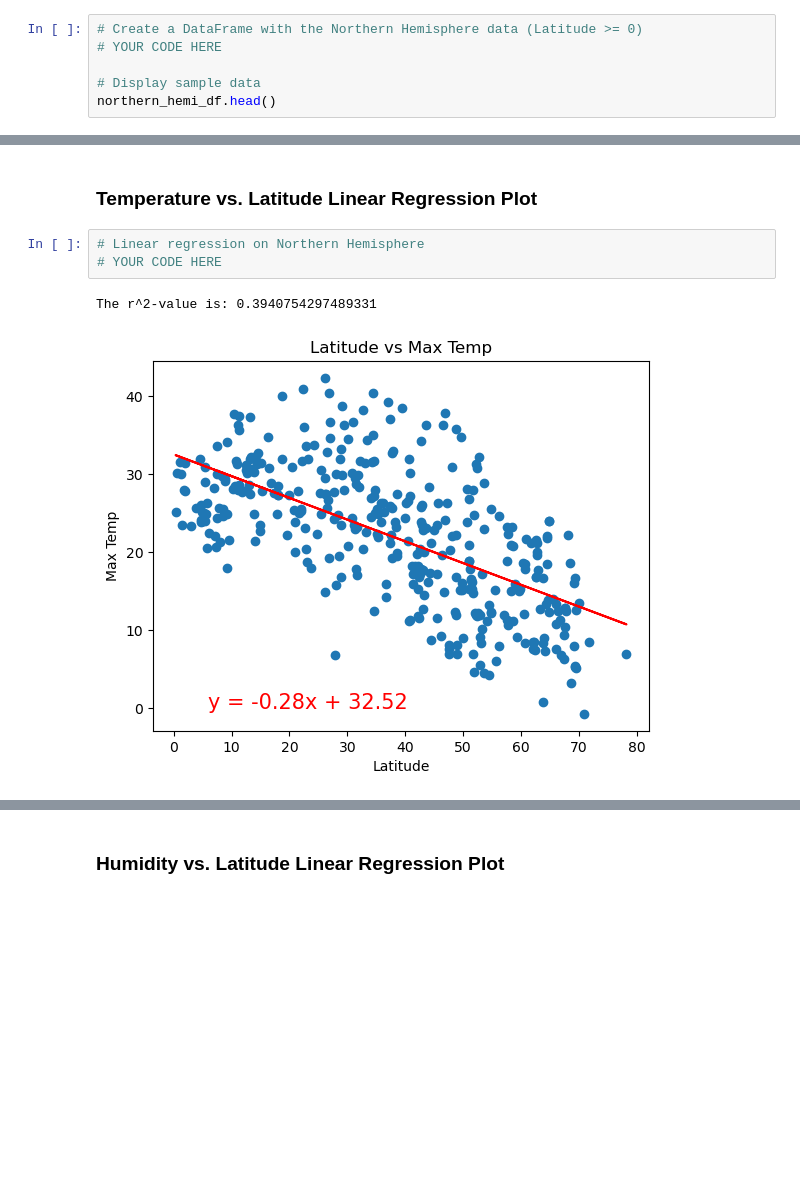
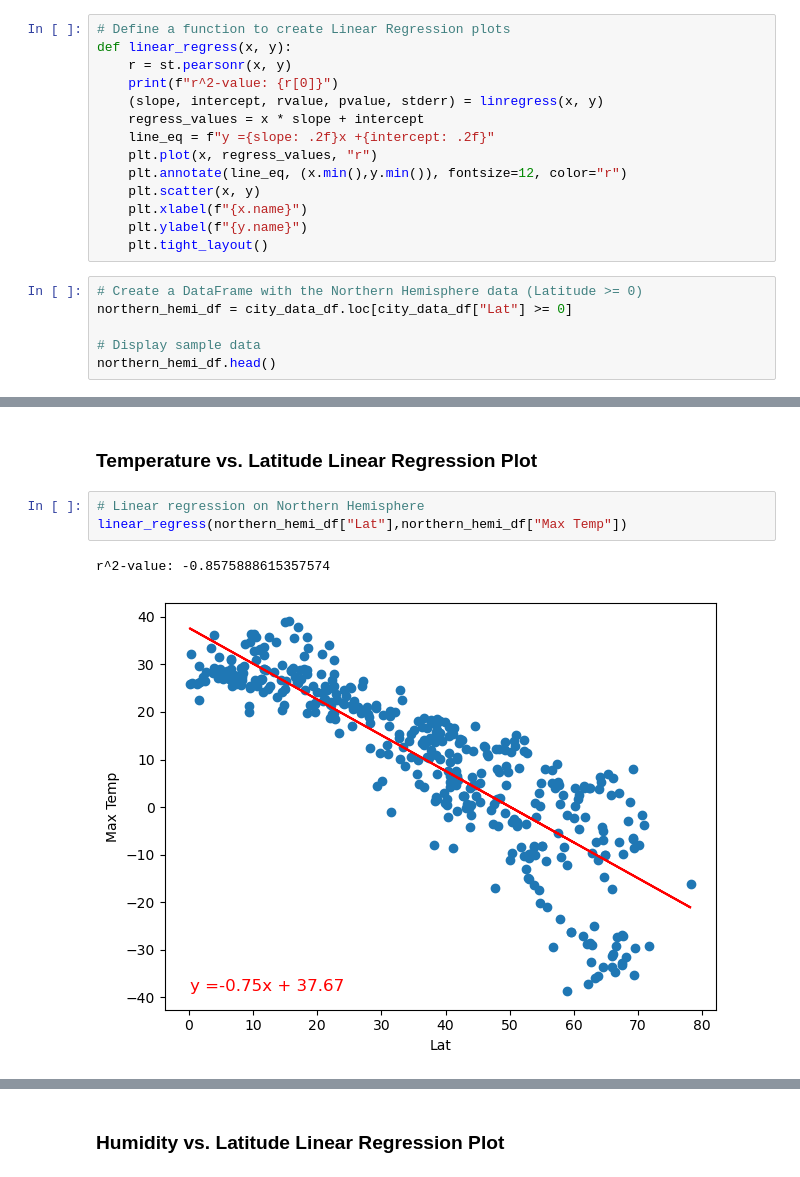
Before and after one commit to bhart4278/python-api-challenge, a Jupyter notebook: WeatherPy/WeatherPy.ipynb, the cells around one changed output, grey strips where cells are left out. Saved outputs shown, nothing was run; the diff lists cells and outputs as text; blank space fills up the shorter version.

```diff
--- a/WeatherPy/WeatherPy.ipynb
+++ b/WeatherPy/WeatherPy.ipynb
@@ -262,6 +272,20 @@ plt.show()
+# %%
+# Define a function to create Linear Regression plots
+def linear_regress(x, y):
+    r = st.pearsonr(x, y)
+    print(f"r^2-value: {r[0]}")
+    (slope, intercept, rvalue, pvalue, stderr) = linregress(x, y)
+    regress_values = x * slope + intercept
+    line_eq = f"y ={slope: .2f}x +{intercept: .2f}"
+    plt.plot(x, regress_values, "r")
+    plt.annotate(line_eq, (x.min(),y.min()), fontsize=12, color="r")
+    plt.scatter(x, y)
+    plt.xlabel(f"{x.name}")
+    plt.ylabel(f"{y.name}")
+    plt.tight_layout()
 # %%
 # Create a DataFrame with the Northern Hemisphere data (Latitude >= 0)
-# YOUR CODE HERE
+northern_hemi_df = city_data_df.loc[city_data_df["Lat"] >= 0]
 
 # Display sample data
 northern_hemi_df.head()
@@ -291,9 +315,9 @@ southern_hemi_df.head()
 ###  Temperature vs. Latitude Linear Regression Plot
 # %%
 # Linear regression on Northern Hemisphere
-# YOUR CODE HERE
+linear_regress(northern_hemi_df["Lat"],northern_hemi_df["Max Temp"])
 # %% [output]
-The r^2-value is: 0.3940754297489331
+r^2-value: -0.8575888615357574
-[figure, old version]
+[figure, new version]
 # %%
 # Linear regression on Southern Hemisphere
```
Also changed, not shown: parts of 34 cells of this notebook, 6 other files.
